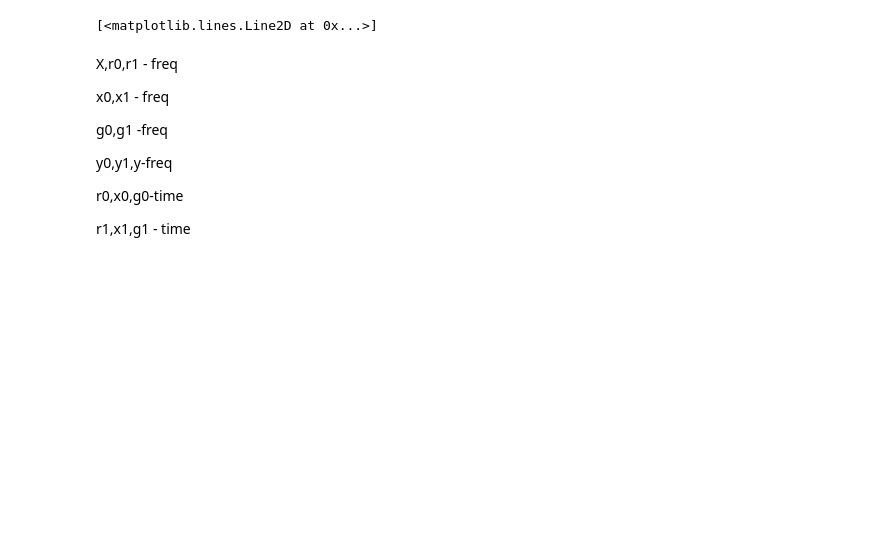
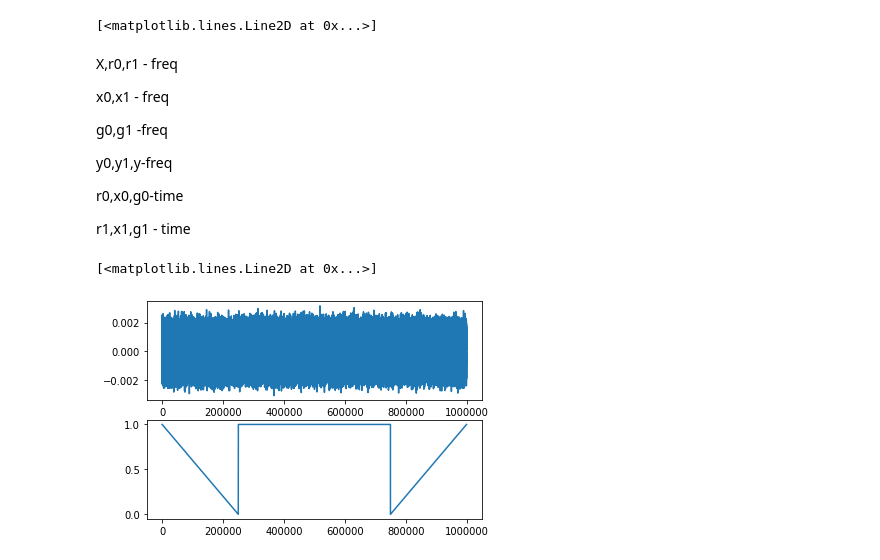
Before and after one commit to CiTRuS93/Signals-and-Systems-Course, a Jupyter notebook: hadar's send box.ipynb, the cells around one changed output. Cells and saved outputs as stored; diff of their text form; code cells hidden in the pictures; blank space fills up the shorter version.

```diff
--- a/hadar's send box.ipynb
+++ b/hadar's send box.ipynb
@@ -776,3 +776,33 @@ y0,y1,y-freq
 r0,x0,g0-time
 
 r1,x1,g1 - time
+# %%
+N=1000000
+sig_rnd = np.random.uniform(-1,1,N)
+Sig_rnd = np.fft.fft(sig_rnd)
+
+N=1000000
+Desired=np.ones(N)
+
+for i in range(1,int(N/4)):
+    Desired[i]=1-4/N*i
+
+
+for i in range(int(3*N/4+1),N):
+    Desired[i]=-3+4/N*i
+# %%
+Filt=abs(Desired)/abs(Sig_rnd)
+Sig=Sig_rnd*Filt
+sig=np.fft.ifft(Sig);
+sig_r_var=np.var(np.real(sig));
+sig_i_var=np.var(np.imag(sig));
+sig=np.real(sig);
+Sig=np.fft.fft(sig);
+# %%
+fig,ax = plt.subplots(2)
+
+ax[0].plot(sig)
+ax[1].plot(abs(Sig))
+# %% [output]
+[<matplotlib.lines.Line2D at 0x...>]
+[figure, added]
```
Also changed, not shown: 3 other files.
